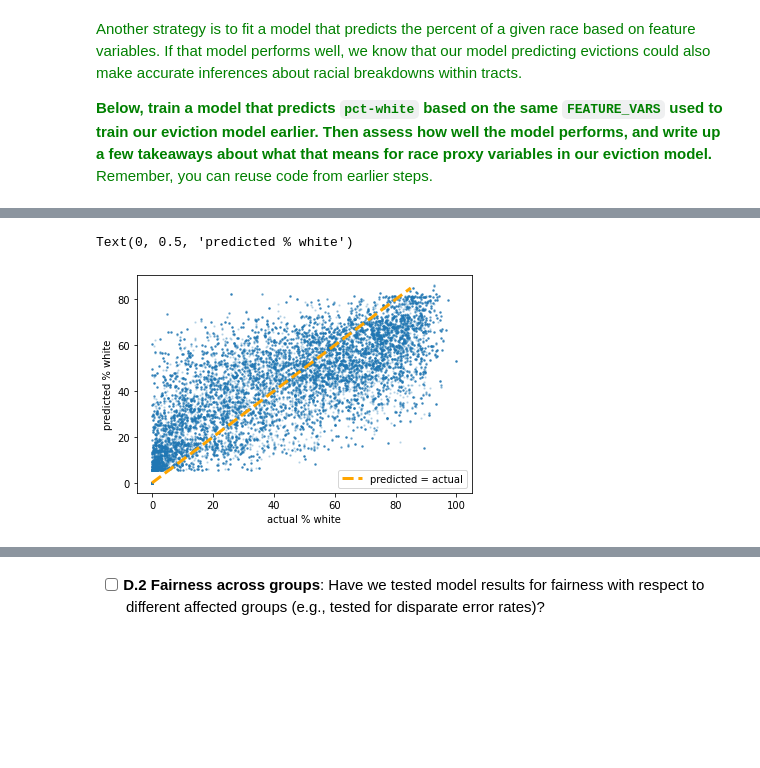
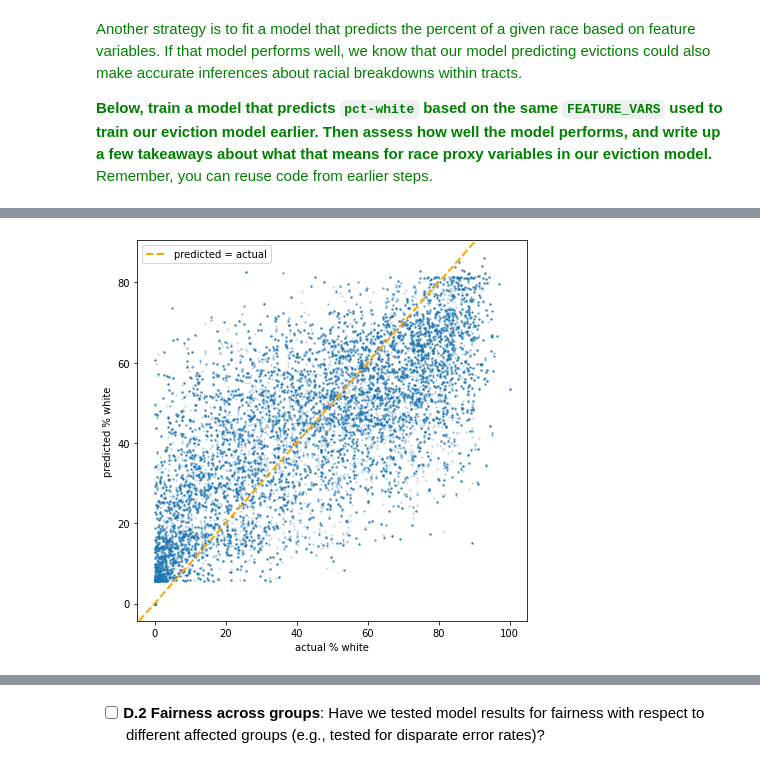
Before and after one commit to pruthvipatel/msc-buckinghum-data-ethics, a Jupyter notebook: notebooks/eviction-data-case-study-reference.ipynb, the cells around one changed output, grey strips where cells are left out. Cells and saved outputs as stored; diff of their text form; code cells hidden in the pictures; blank space fills up the shorter version.

```diff
--- a/notebooks/eviction-data-case-study-reference.ipynb
+++ b/notebooks/eviction-data-case-study-reference.ipynb
@@ -55,7 +68,9 @@ pd.set_option("display.max_columns", 30)
 # %%
 # load the data from where we have it saved online
 DATA_URL = "https://drivendata-public-assets.s3.amazonaws.com/odsc-west-2019/california-tracts.csv"
-DATA_PATH = "../data/raw/california-tracts.csv"
+DATA_PATH = Path("../data/raw/california-tracts.csv")
 
-# Set standard fig size for plots
-FIGSIZE = (10, 10)
+if not DATA_PATH.exists():
+    DATA_PATH.parent.mkdir(exist_ok=True, parents=True)
+    # Download data
+    wget.download(url=DATA_URL, out=str(DATA_PATH))
@@ -568,14 +598,21 @@ MAE 15.190578768438291
 # %%
 # code for any other exploration of model performance you'd like to do!
 y_error = y_pred_pct_white - y_test_pct_white
 
-plt.scatter(y_test_pct_white, y_pred_pct_white, s=2, alpha=0.2)
-plt.plot(
-    [0, 85], [0, 85], "--", linewidth=3, color="orange", label="predicted = actual"
+_, ax = plt.subplots(figsize=(7, 7))
+ax.scatter(y_test_pct_white, y_pred_pct_white, s=2, alpha=0.2)
+ax.axline(
+    [0, 0],
+    slope=1,
+    linestyle="--",
+    linewidth=2,
+    color="orange",
+    label="predicted = actual",
 )
 plt.legend()
 plt.xlabel("actual % white")
 plt.ylabel("predicted % white")
+
+plt.show()
 # %% [output]
-Text(0, 0.5, 'predicted % white')
-[figure, old version]
+[figure, new version]
```
Also changed, not shown: parts of 67 cells of this notebook.
